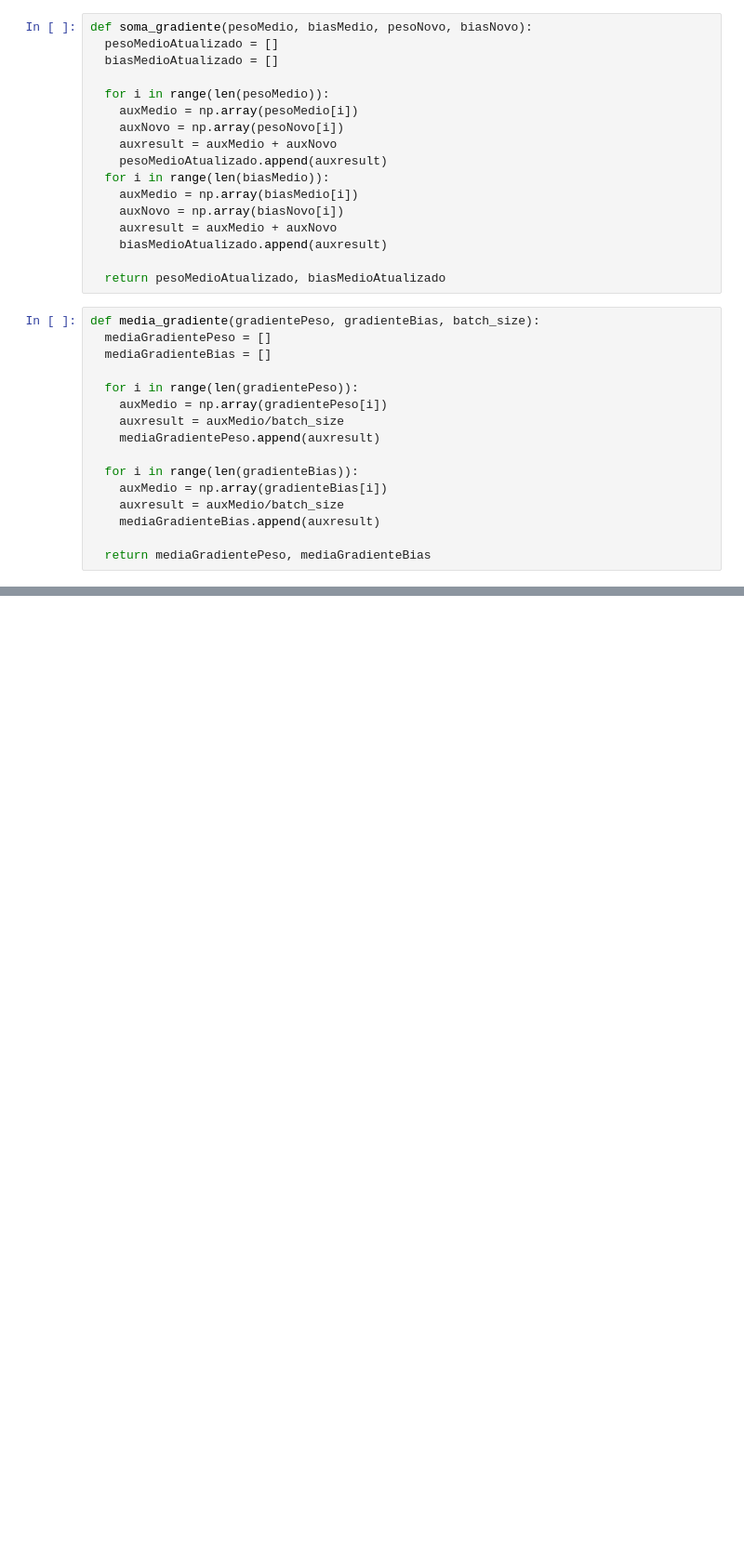
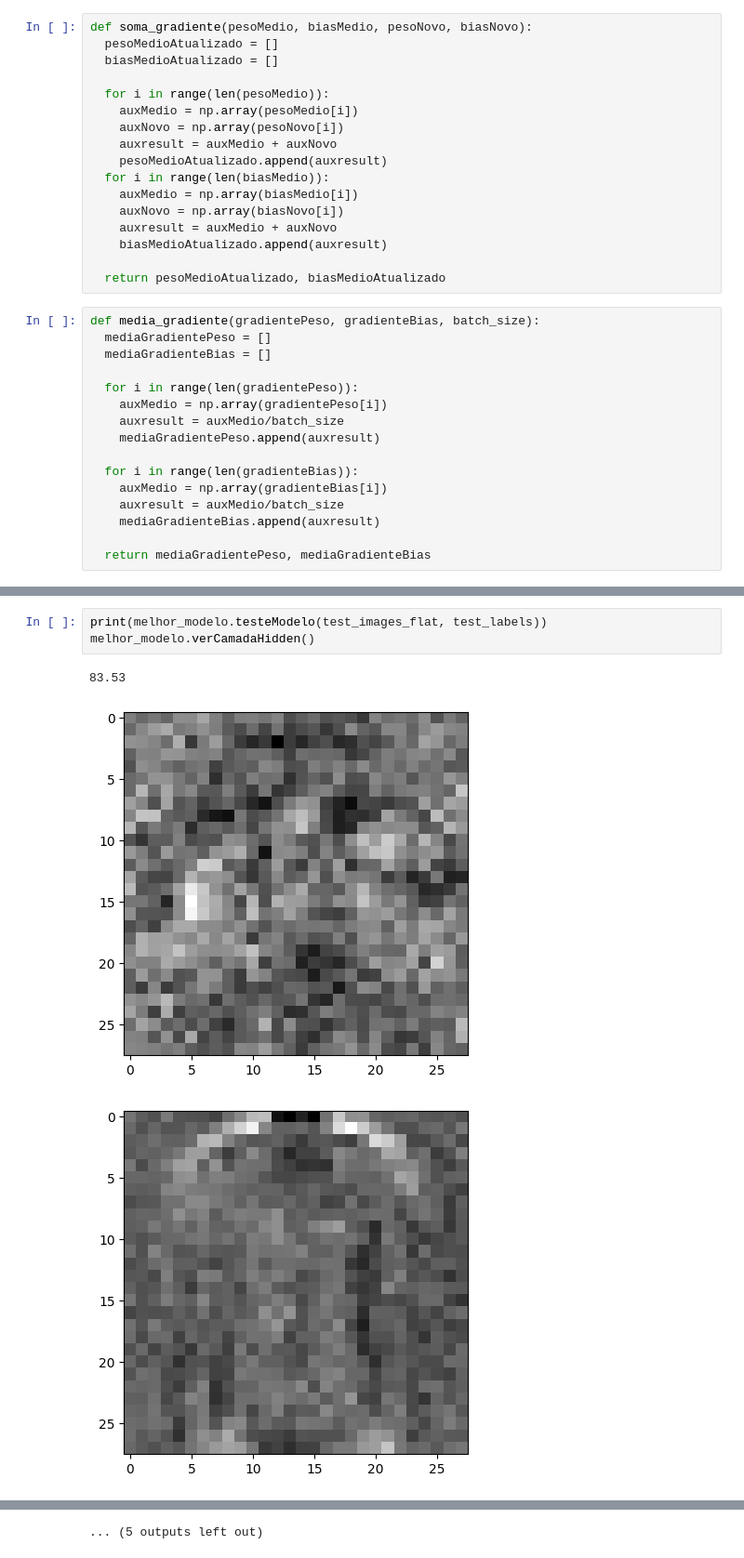
Before and after one commit to andrecostamarques/mlp-scratch, a Jupyter notebook: mlp_numpy (1).ipynb, the cells around one changed output, grey strips where cells are left out. Shown at 93% size. Drawn from its saved outputs; the diff is of its cells as text; blank space fills up the shorter version.

```diff
--- a/mlp_numpy (1).ipynb
+++ b/mlp_numpy (1).ipynb
@@ -424,0 +415,7 @@ print(cost)
+# %%
+print(melhor_modelo.testeModelo(test_images_flat, test_labels))
+melhor_modelo.verCamadaHidden()
+# %% [output]
+83.53
+[figure, added]
+[figure, added]
@@ -424,0 +431 @@ print(cost)
+... (5 outputs left out)
```
Also changed, not shown: parts of 15 cells of this notebook.
